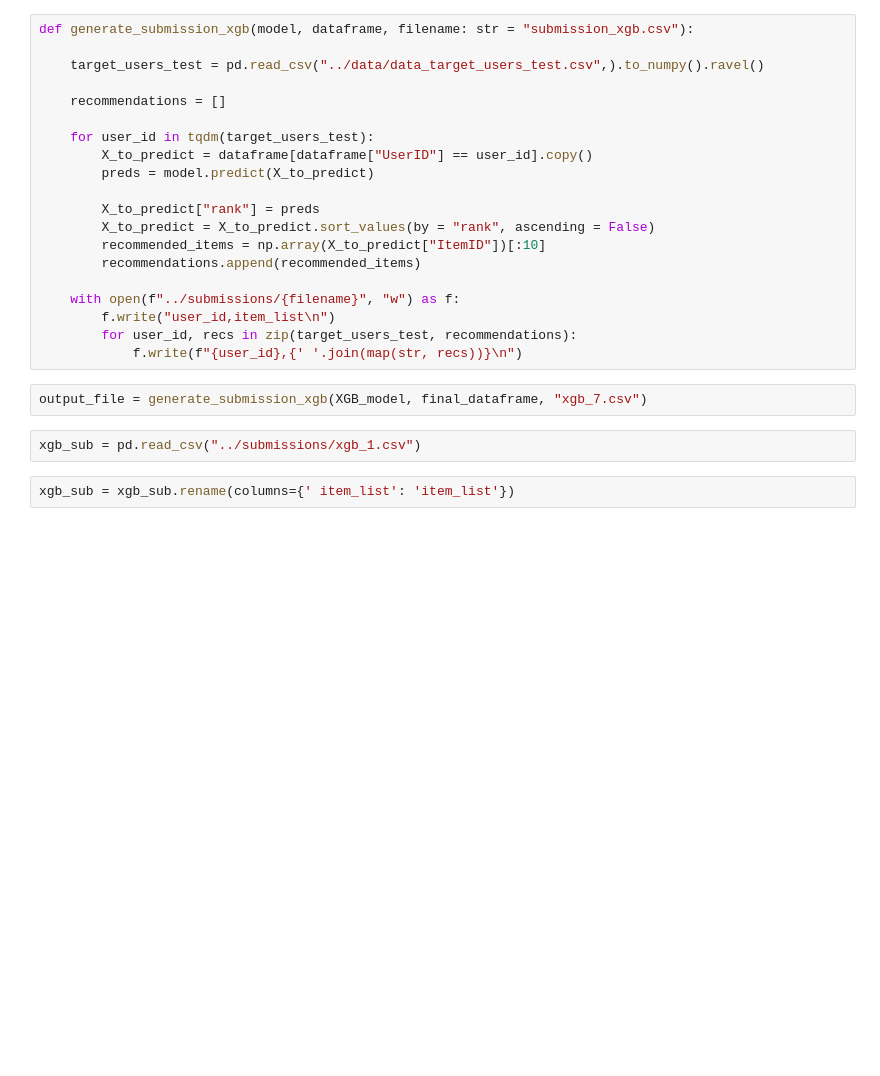
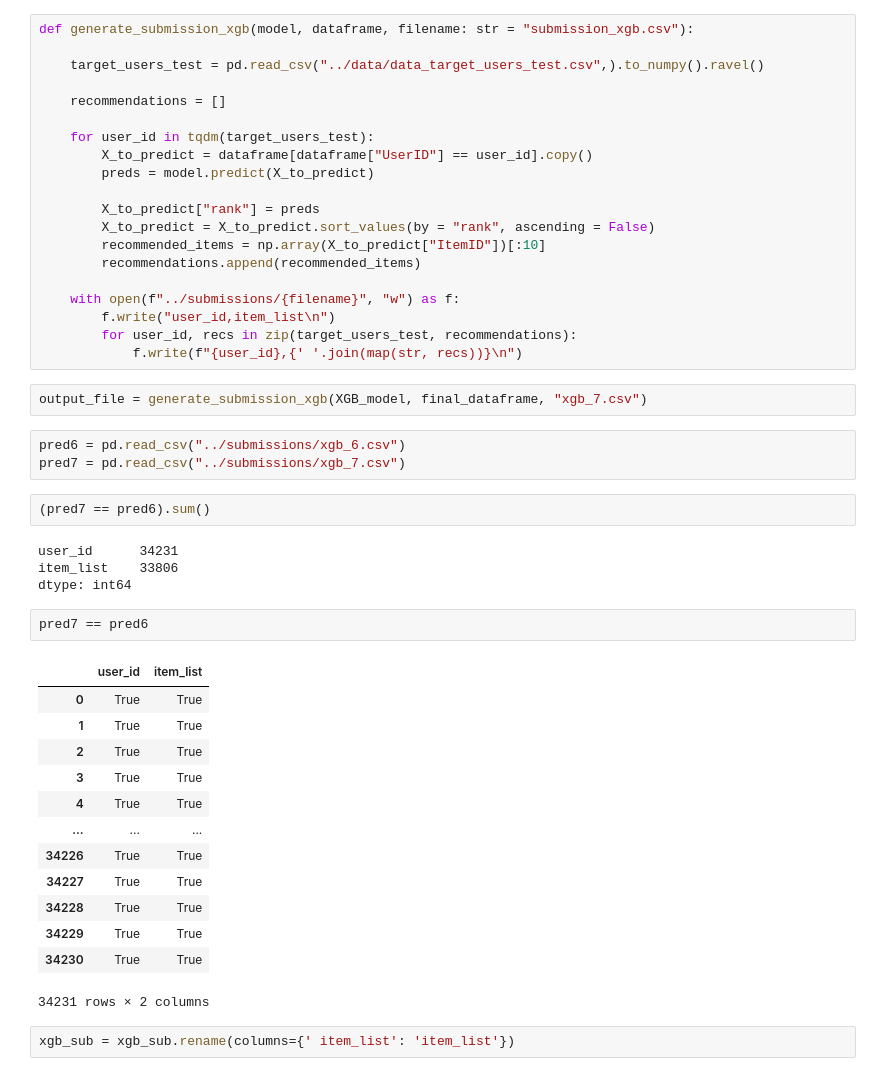
Before and after one commit to timothewt/RecSysCompetition2024Polimi, a Jupyter notebook: notebooks/sf-xgbost_pred.ipynb, the cells around one changed output. Saved outputs shown, nothing was run; the diff lists cells and outputs as text; blank space fills up the shorter version.

```diff
--- a/notebooks/sf-xgbost_pred.ipynb
+++ b/notebooks/sf-xgbost_pred.ipynb
@@ -604,8 +604,31 @@ def generate_submission_xgb(model, dataframe, filename: str = "submission_xgb.cs
             f.write(f"{user_id},{' '.join(map(str, recs))}\n")
 # %%
 output_file = generate_submission_xgb(XGB_model, final_dataframe, "xgb_7.csv")
+# %%
+pred6 = pd.read_csv("../submissions/xgb_6.csv")
+pred7 = pd.read_csv("../submissions/xgb_7.csv")
+# %%
+(pred7 == pred6).sum()
+# %% [output]
+user_id      34231
+item_list    33806
+dtype: int64
 # %%
-xgb_sub = pd.read_csv("../submissions/xgb_1.csv")
+pred7 == pred6
+# %% [output]
+|  | user_id | item_list |
+| 0 | True | True |
+| 1 | True | True |
+| 2 | True | True |
+| 3 | True | True |
+| 4 | True | True |
+| ... | ... | ... |
+| 34226 | True | True |
+| 34227 | True | True |
+| 34228 | True | True |
+| 34229 | True | True |
+| 34230 | True | True |
+34231 rows × 2 columns
 # %%
 xgb_sub = xgb_sub.rename(columns={' item_list': 'item_list'})
 # %%
```
Also changed, not shown: 10 other files.
